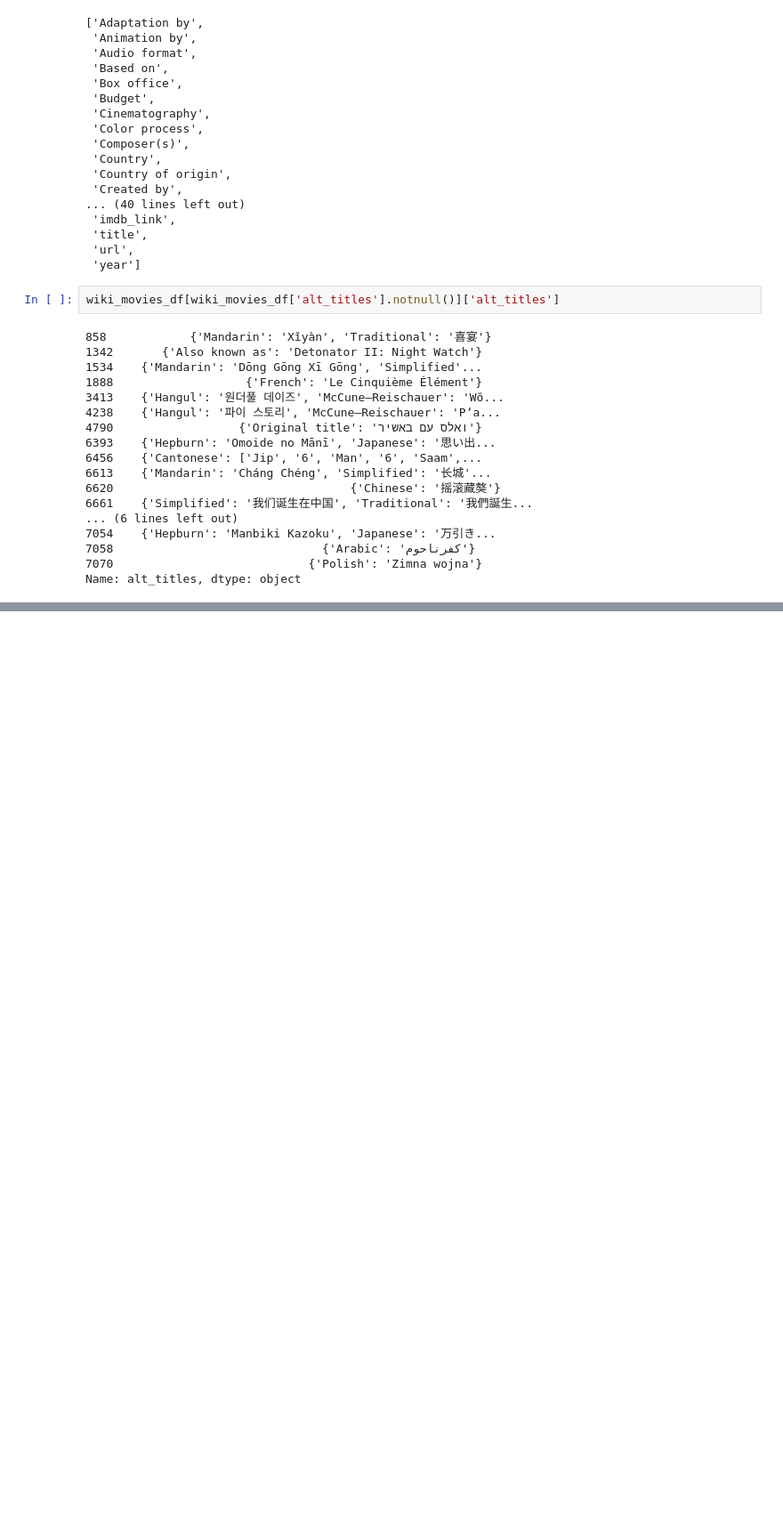
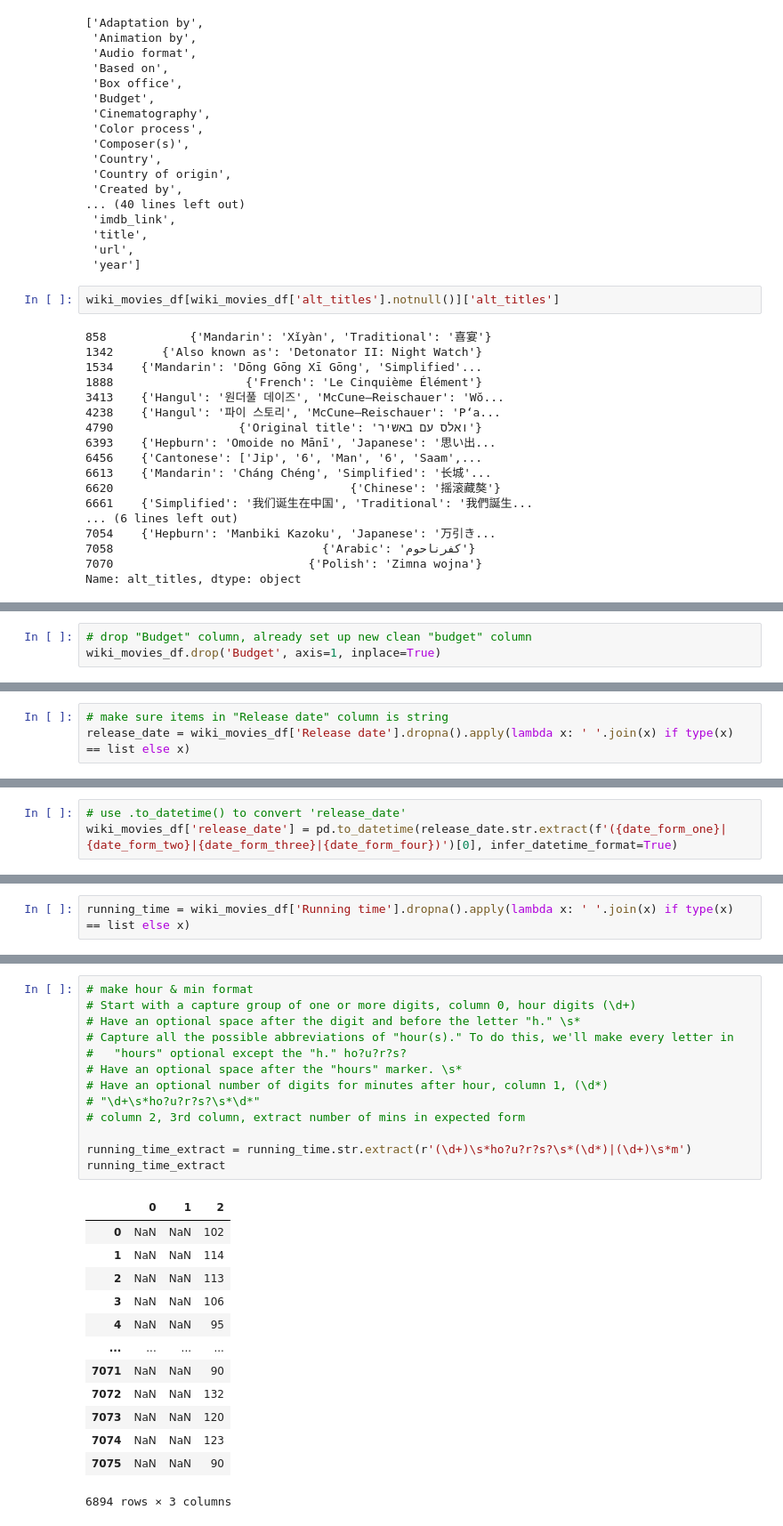
Before and after one commit to yingko123/Movies-ETL, a Jupyter notebook: movie_ETL.ipynb, the cells around one changed output, grey strips where cells are left out. Shown at 89% size. Saved outputs shown, nothing was run; the diff lists cells and outputs as text; blank space fills up the shorter version.

```diff
--- a/movie_ETL.ipynb
+++ b/movie_ETL.ipynb
@@ -382,0 +887,3 @@ Name: alt_titles, dtype: object
+# %%
+# drop "Budget" column, already set up new clean "budget" column
+wiki_movies_df.drop('Budget', axis=1, inplace=True)
@@ -382,0 +892,3 @@ Name: alt_titles, dtype: object
+# %%
+# make sure items in "Release date" column is string
+release_date = wiki_movies_df['Release date'].dropna().apply(lambda x: ' '.join(x) if type(x) == list else x)
@@ -382,0 +921,3 @@ Name: alt_titles, dtype: object
+# %%
+# use .to_datetime() to convert 'release_date'
+wiki_movies_df['release_date'] = pd.to_datetime(release_date.str.extract(f'({date_form_one}|{date_form_two}|{date_form_three}|{date_form_four})')[0], infer_datetime_format=True)
@@ -382,0 +930,2 @@ Name: alt_titles, dtype: object
+# %%
+running_time = wiki_movies_df['Running time'].dropna().apply(lambda x: ' '.join(x) if type(x) == list else x)
@@ -382,0 +1017,27 @@ Name: alt_titles, dtype: object
+# %%
+# make hour & min format
+# Start with a capture group of one or more digits, column 0, hour digits (\d+)
+# Have an optional space after the digit and before the letter "h." \s*
+# Capture all the possible abbreviations of "hour(s)." To do this, we'll make every letter in
+#   "hours" optional except the "h." ho?u?r?s?
+# Have an optional space after the "hours" marker. \s*
+# Have an optional number of digits for minutes after hour, column 1, (\d*)
+# "\d+\s*ho?u?r?s?\s*\d*"
+# column 2, 3rd column, extract number of mins in expected form
+
+running_time_extract = running_time.str.extract(r'(\d+)\s*ho?u?r?s?\s*(\d*)|(\d+)\s*m')
+running_time_extract
+# %% [output]
+|  | 0 | 1 | 2 |
+| 0 | NaN | NaN | 102 |
+| 1 | NaN | NaN | 114 |
+| 2 | NaN | NaN | 113 |
+| 3 | NaN | NaN | 106 |
+| 4 | NaN | NaN | 95 |
+| ... | ... | ... | ... |
+| 7071 | NaN | NaN | 90 |
+| 7072 | NaN | NaN | 132 |
+| 7073 | NaN | NaN | 120 |
+| 7074 | NaN | NaN | 123 |
+| 7075 | NaN | NaN | 90 |
+6894 rows × 3 columns
```
Also changed, not shown: parts of 82 cells of this notebook.
